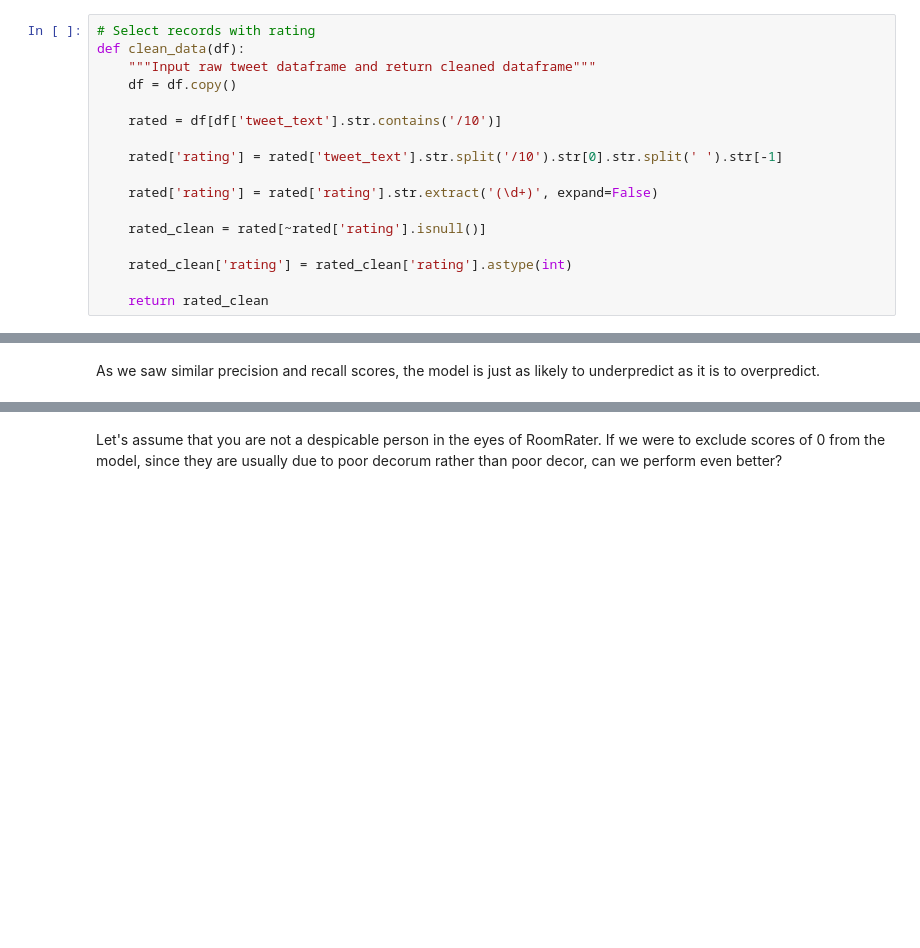
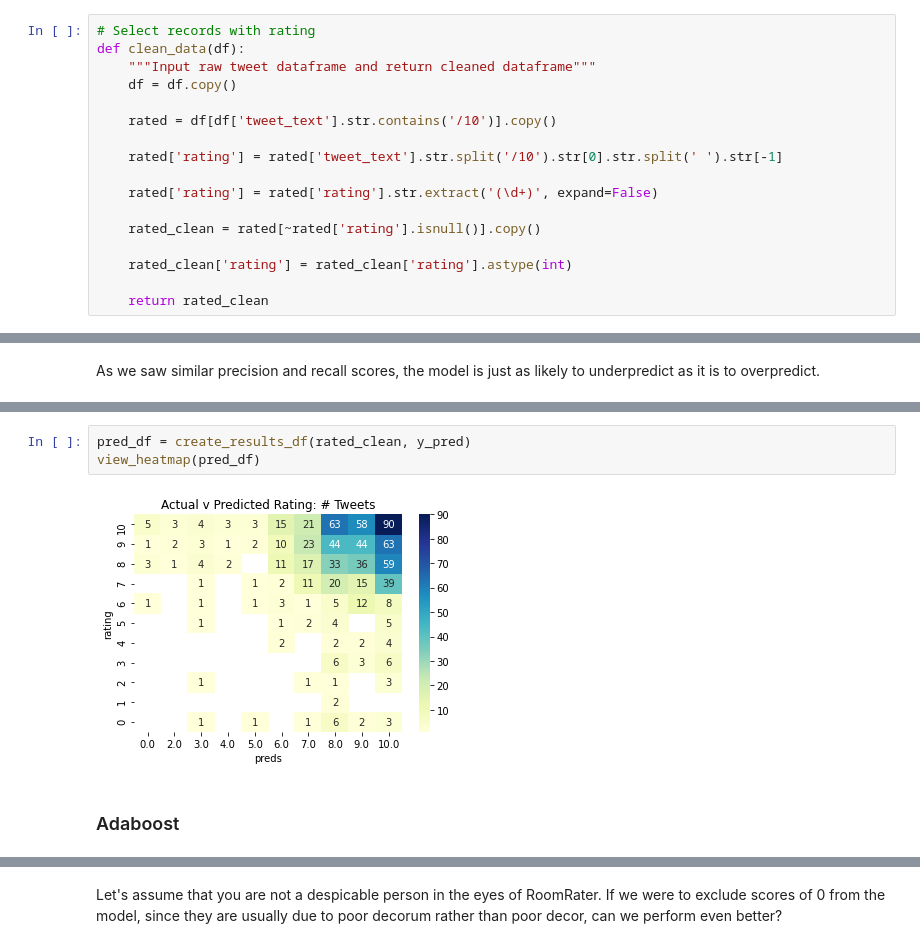
Before and after one commit to laurenmarar/RoomRater, a Jupyter notebook: RoomRater.ipynb, the cells around one changed output, grey strips where cells are left out. Cells and saved outputs as stored; diff of their text form; blank space fills up the shorter version.

```diff
--- a/RoomRater.ipynb
+++ b/RoomRater.ipynb
@@ -171,13 +174,13 @@ def clean_data(df):
     """Input raw tweet dataframe and return cleaned dataframe"""
     df = df.copy()
 
-    rated = df[df['tweet_text'].str.contains('/10')]
+    rated = df[df['tweet_text'].str.contains('/10')].copy()
 
     rated['rating'] = rated['tweet_text'].str.split('/10').str[0].str.split(' ').str[-1]
 
     rated['rating'] = rated['rating'].str.extract('(\d+)', expand=False)
 
-    rated_clean = rated[~rated['rating'].isnull()]
+    rated_clean = rated[~rated['rating'].isnull()].copy()
 
     rated_clean['rating'] = rated_clean['rating'].astype(int)
 
@@ -464,0 +496,7 @@ As we saw similar precision and recall scores, the model is just as likely to un
+# %%
+pred_df = create_results_df(rated_clean, y_pred)
+view_heatmap(pred_df)
+# %% [output]
+[figure, added]
+# %% [markdown]
+### Adaboost
```
Also changed, not shown: parts of 42 cells of this notebook.
